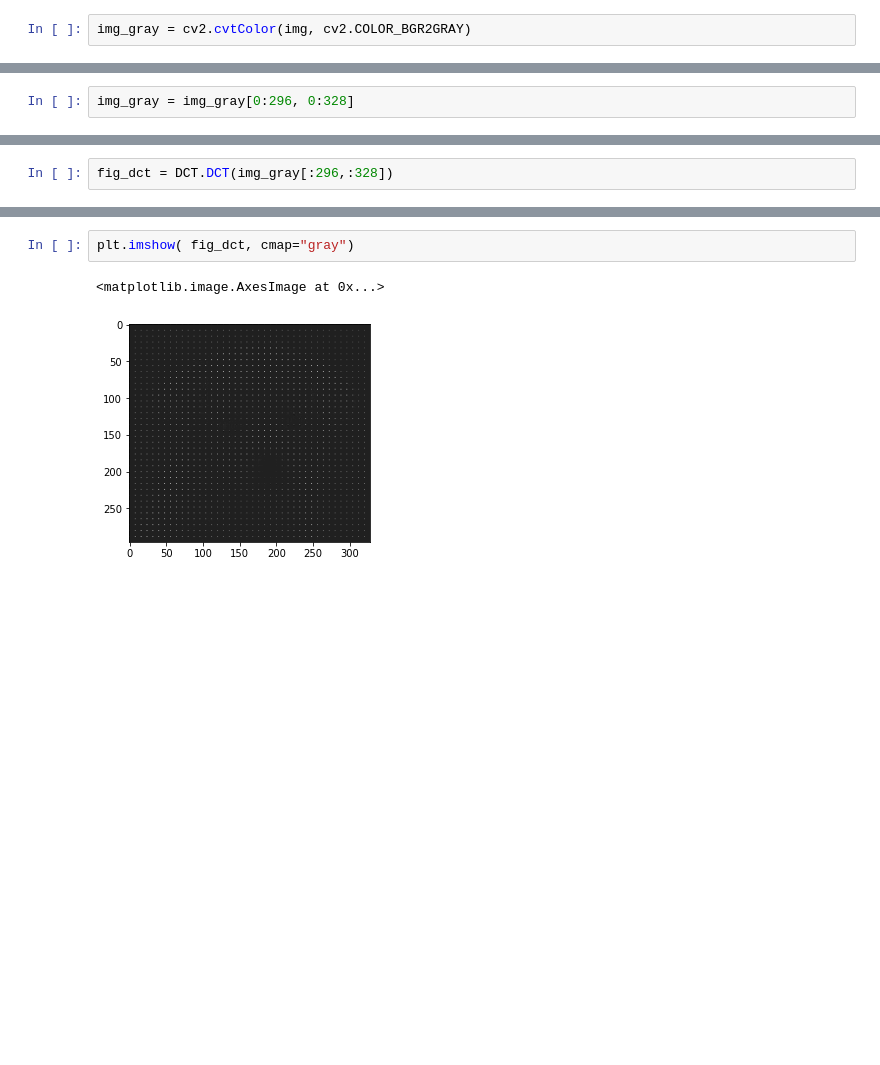
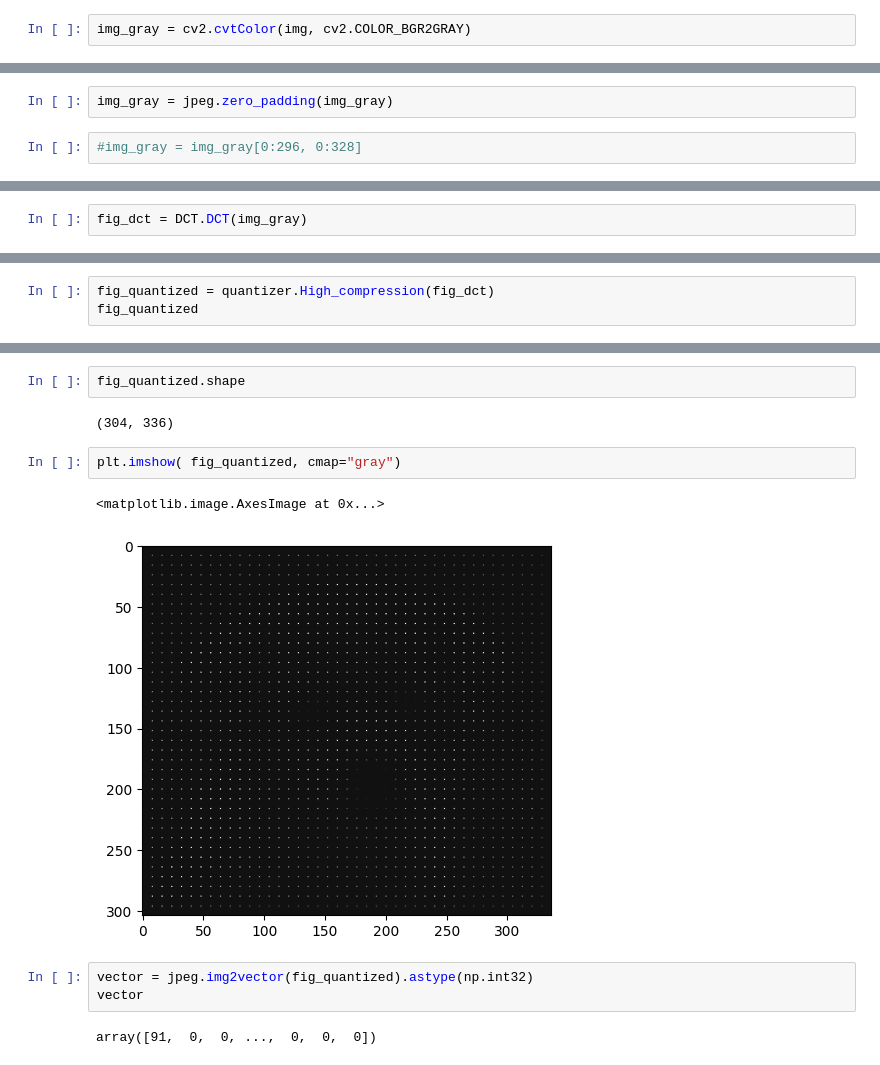
Before and after one commit to KareemElozeiri/JPEG-From-Scratch, a Jupyter notebook: notebooks/DCT.ipynb, the cells around one changed output, grey strips where cells are left out. Cells and saved outputs as stored; diff of their text form; blank space fills up the shorter version.

Commit message:
"chore(JPEG): integrate blocks and modify types to suitable ones"

```diff
--- a/notebooks/DCT.ipynb
+++ b/notebooks/DCT.ipynb
@@ -56,5 +43,7 @@ img_gray = cv2.cvtColor(img, cv2.COLOR_BGR2GRAY)
+# %%
+img_gray = jpeg.zero_padding(img_gray)
 # %%
-img_gray = img_gray[0:296, 0:328]
+#img_gray = img_gray[0:296, 0:328]
 # %%
 img_gray.shape
 # %% [output]
@@ -67,5 +56,5 @@ plt.imshow(img_gray)
 # %%
-fig_dct = DCT.DCT(img_gray[:296,:328])
+fig_dct = DCT.DCT(img_gray)
 # %%
 fig_dct.shape
 # %% [output]
@@ -93,0 +83,3 @@ array([[ 9.10000000e+01, -5.10041293e-01,  4.55535393e-01, ...,
+# %%
+fig_quantized = quantizer.High_compression(fig_dct)
+fig_quantized
@@ -94,5 +121,14 @@ array([[ 9.10000000e+01, -5.10041293e-01,  4.55535393e-01, ...,
+# %%
+fig_quantized.shape
+# %% [output]
+(304, 336)
 # %%
-plt.imshow( fig_dct, cmap="gray")
+plt.imshow( fig_quantized, cmap="gray")
 # %% [output]
 <matplotlib.image.AxesImage at 0x...>
-[figure, old version]
+[figure, new version]
+# %%
+vector = jpeg.img2vector(fig_quantized).astype(np.int32)
+vector
+# %% [output]
+array([91,  0,  0, ...,  0,  0,  0])
```
Also changed, not shown: parts of 60 cells of this notebook, 7 other files.
